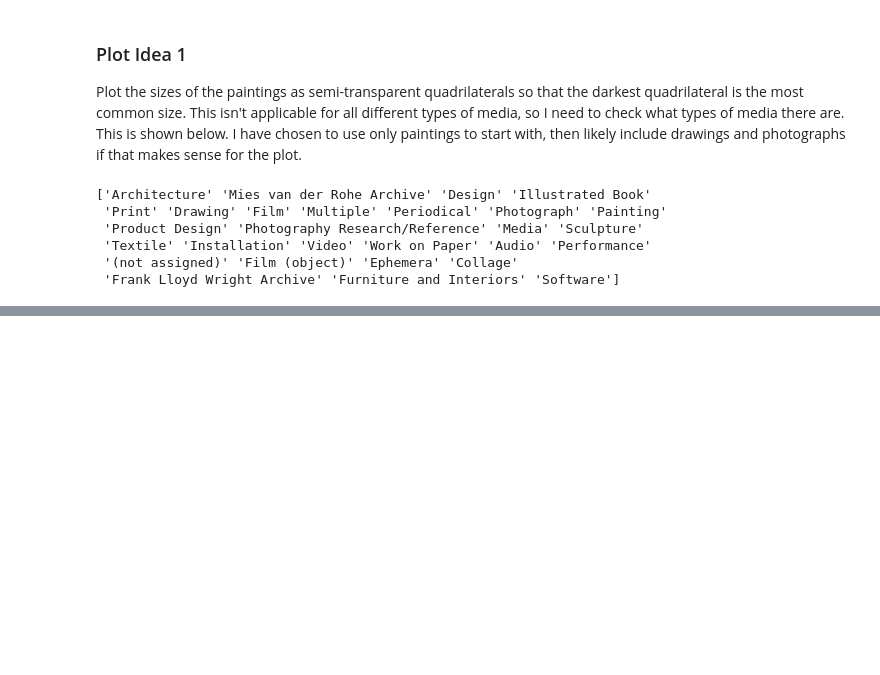
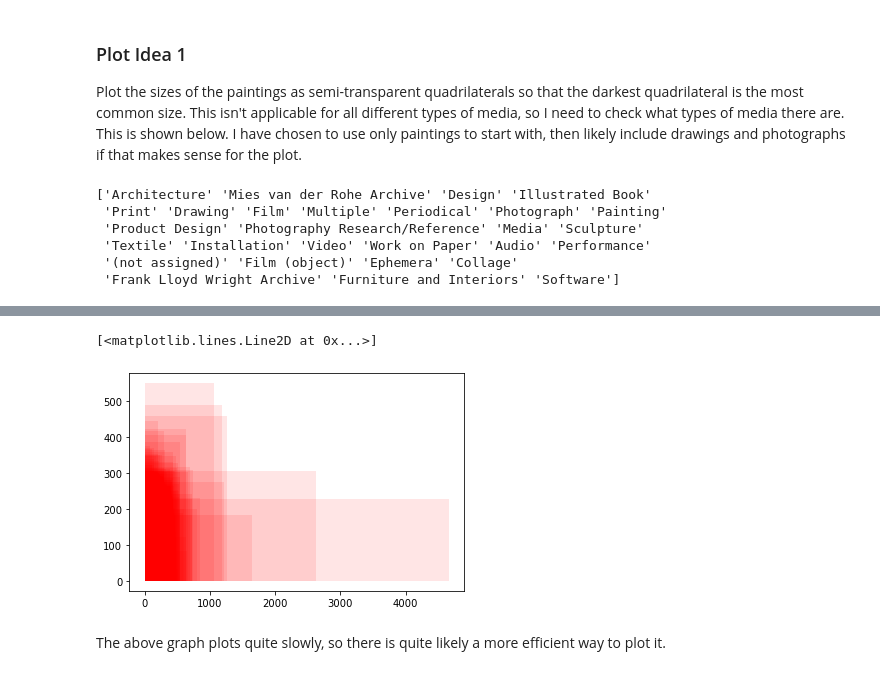
Before and after one commit to niamhbrockbank/art-related, a Jupyter notebook: early-experimentation.ipynb, the cells around one changed output, grey strips where cells are left out. Cells and saved outputs as stored; diff of their text form; code cells hidden in the pictures; blank space fills up the shorter version.

```diff
--- a/early-experimentation.ipynb
+++ b/early-experimentation.ipynb
@@ -107,0 +109,18 @@ plt.plot(paintingWidth, paintingHeight, linestyle ='', marker = 'o')
+# %%
+import matplotlib.patches as mpatches
+counter = 0
+
+#painting shape
+for widths in paintingWidth:
+    rect = mpatches.Rectangle((0,0), widths, paintingHeight[counter],
+                            alpha = 0.1,
+                            facecolor = 'red')
+    counter += 1
+    plt.gca().add_patch(rect)
+
+plt.plot(paintingWidth, paintingHeight, linestyle ='')
+# %% [output]
+[<matplotlib.lines.Line2D at 0x...>]
+[figure, added]
+# %% [markdown]
+The above graph plots quite slowly, so there is quite likely a more efficient way to plot it.
```
Also changed, not shown: parts of 1 cell of this notebook.
